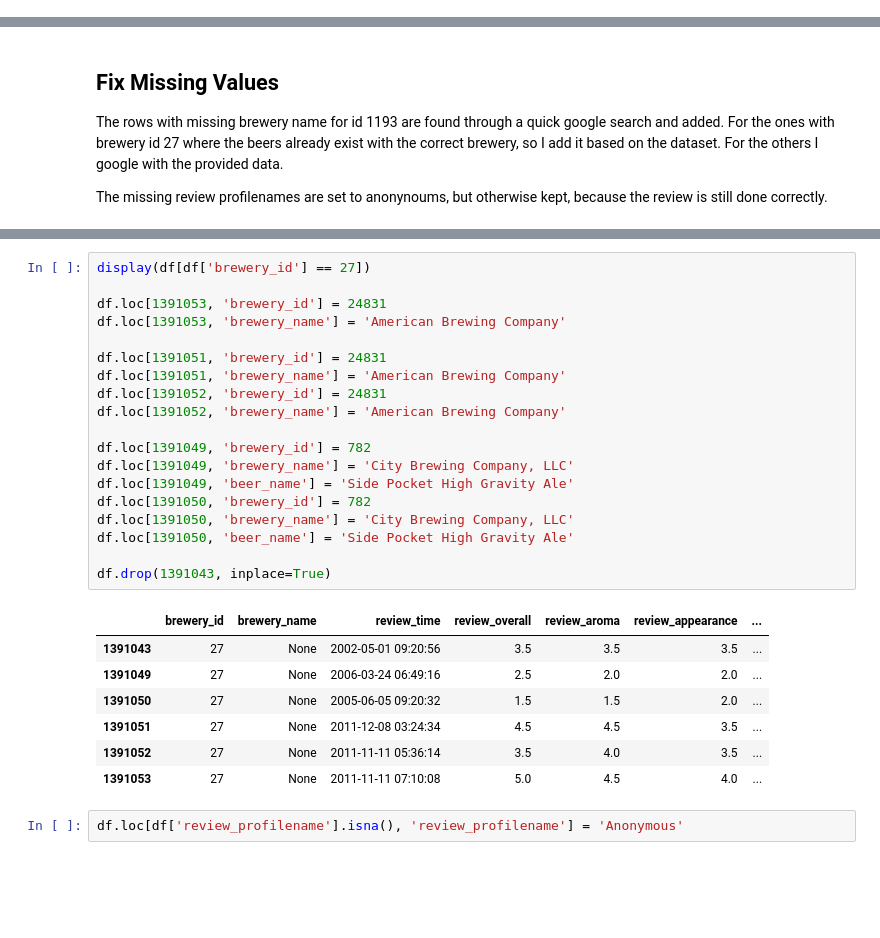
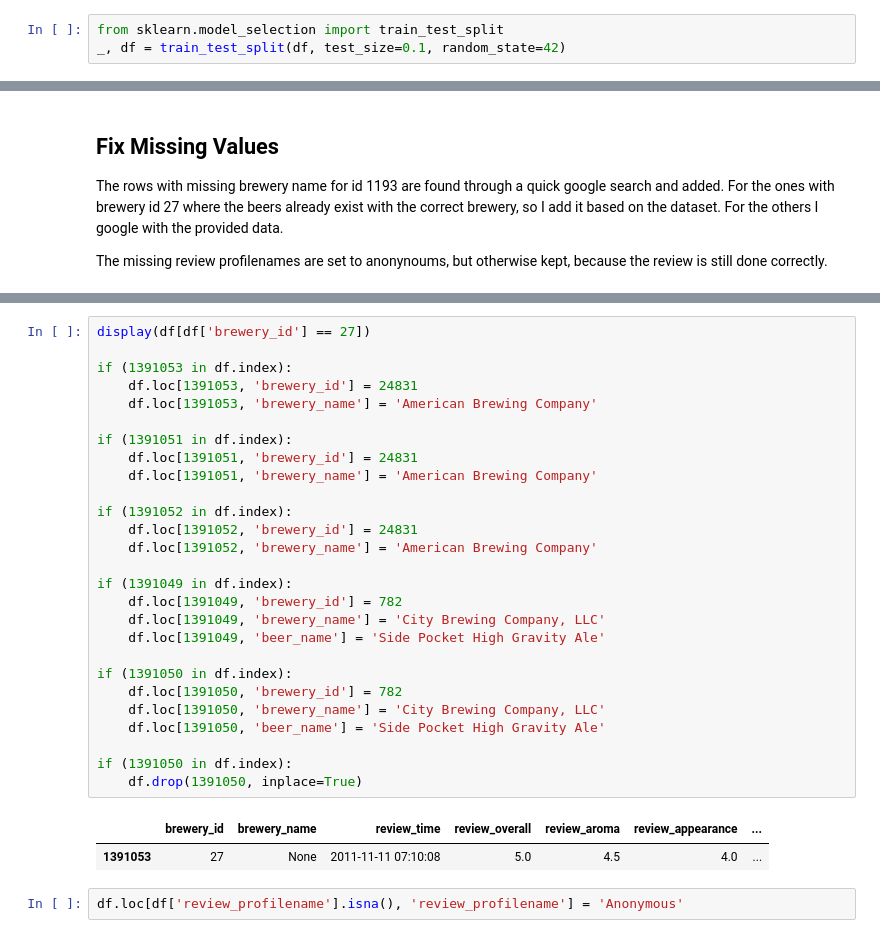
Before and after one commit to chrisizeh/ML-NN-Parameter-Search, a Jupyter notebook: src/Beer_Reviews.ipynb, the cells around one changed output, grey strips where cells are left out. Saved outputs shown, nothing was run; the diff lists cells and outputs as text; blank space fills up the shorter version.

```diff
--- a/src/Beer_Reviews.ipynb
+++ b/src/Beer_Reviews.ipynb
@@ -42,0 +45,3 @@ Index(['brewery_id', 'brewery_name', 'review_time', 'review_overall',
+# %%
+from sklearn.model_selection import train_test_split
+_, df = train_test_split(df, test_size=0.1, random_state=42)
@@ -119,29 +99,32 @@ display(df[df['brewery_id'] == 1193])
 # %%
 display(df[df['brewery_id'] == 27])
 
-df.loc[1391053, 'brewery_id'] = 24831
-df.loc[1391053, 'brewery_name'] = 'American Brewing Company'
+if (1391053 in df.index):
+    df.loc[1391053, 'brewery_id'] = 24831
+    df.loc[1391053, 'brewery_name'] = 'American Brewing Company'
 
-df.loc[1391051, 'brewery_id'] = 24831
-df.loc[1391051, 'brewery_name'] = 'American Brewing Company'
-df.loc[1391052, 'brewery_id'] = 24831
-df.loc[1391052, 'brewery_name'] = 'American Brewing Company'
+if (1391051 in df.index):
+    df.loc[1391051, 'brewery_id'] = 24831
+    df.loc[1391051, 'brewery_name'] = 'American Brewing Company'
 
-df.loc[1391049, 'brewery_id'] = 782
-df.loc[1391049, 'brewery_name'] = 'City Brewing Company, LLC'
-df.loc[1391049, 'beer_name'] = 'Side Pocket High Gravity Ale'
-df.loc[1391050, 'brewery_id'] = 782
-df.loc[1391050, 'brewery_name'] = 'City Brewing Company, LLC'
-df.loc[1391050, 'beer_name'] = 'Side Pocket High Gravity Ale'
+if (1391052 in df.index):
+    df.loc[1391052, 'brewery_id'] = 24831
+    df.loc[1391052, 'brewery_name'] = 'American Brewing Company'
 
-df.drop(1391043, inplace=True)
+if (1391049 in df.index):
+    df.loc[1391049, 'brewery_id'] = 782
+    df.loc[1391049, 'brewery_name'] = 'City Brewing Company, LLC'
+    df.loc[1391049, 'beer_name'] = 'Side Pocket High Gravity Ale'
+
+if (1391050 in df.index):
+    df.loc[1391050, 'brewery_id'] = 782
+    df.loc[1391050, 'brewery_name'] = 'City Brewing Company, LLC'
+    df.loc[1391050, 'beer_name'] = 'Side Pocket High Gravity Ale'
+
+if (1391050 in df.index):
+    df.drop(1391050, inplace=True)
 # %% [output]
 |  | brewery_id | brewery_name | review_time | review_overall | review_aroma | review_appearance | ... |
-| 1391043 | 27 | None | 2002-05-01 09:20:56 | 3.5 | 3.5 | 3.5 | ... |
-| 1391049 | 27 | None | 2006-03-24 06:49:16 | 2.5 | 2.0 | 2.0 | ... |
-| 1391050 | 27 | None | 2005-06-05 09:20:32 | 1.5 | 1.5 | 2.0 | ... |
-| 1391051 | 27 | None | 2011-12-08 03:24:34 | 4.5 | 4.5 | 3.5 | ... |
-| 1391052 | 27 | None | 2011-11-11 05:36:14 | 3.5 | 4.0 | 3.5 | ... |
 | 1391053 | 27 | None | 2011-11-11 07:10:08 | 5.0 | 4.5 | 4.0 | ... |
 # %%
 df.loc[df['review_profilename'].isna(), 'review_profilename'] = 'Anonymous'
```
Also changed, not shown: parts of 39 cells of this notebook.
